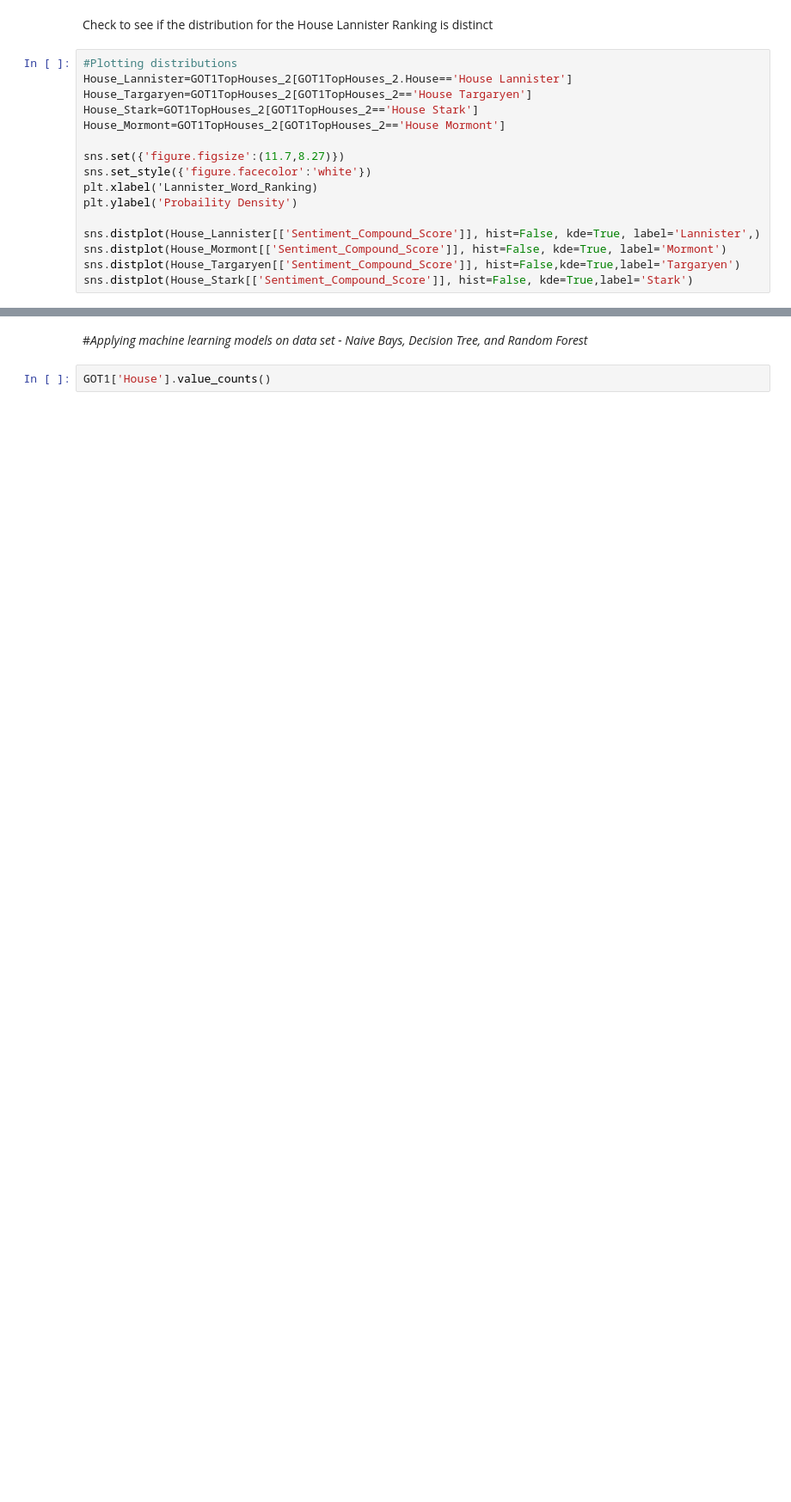
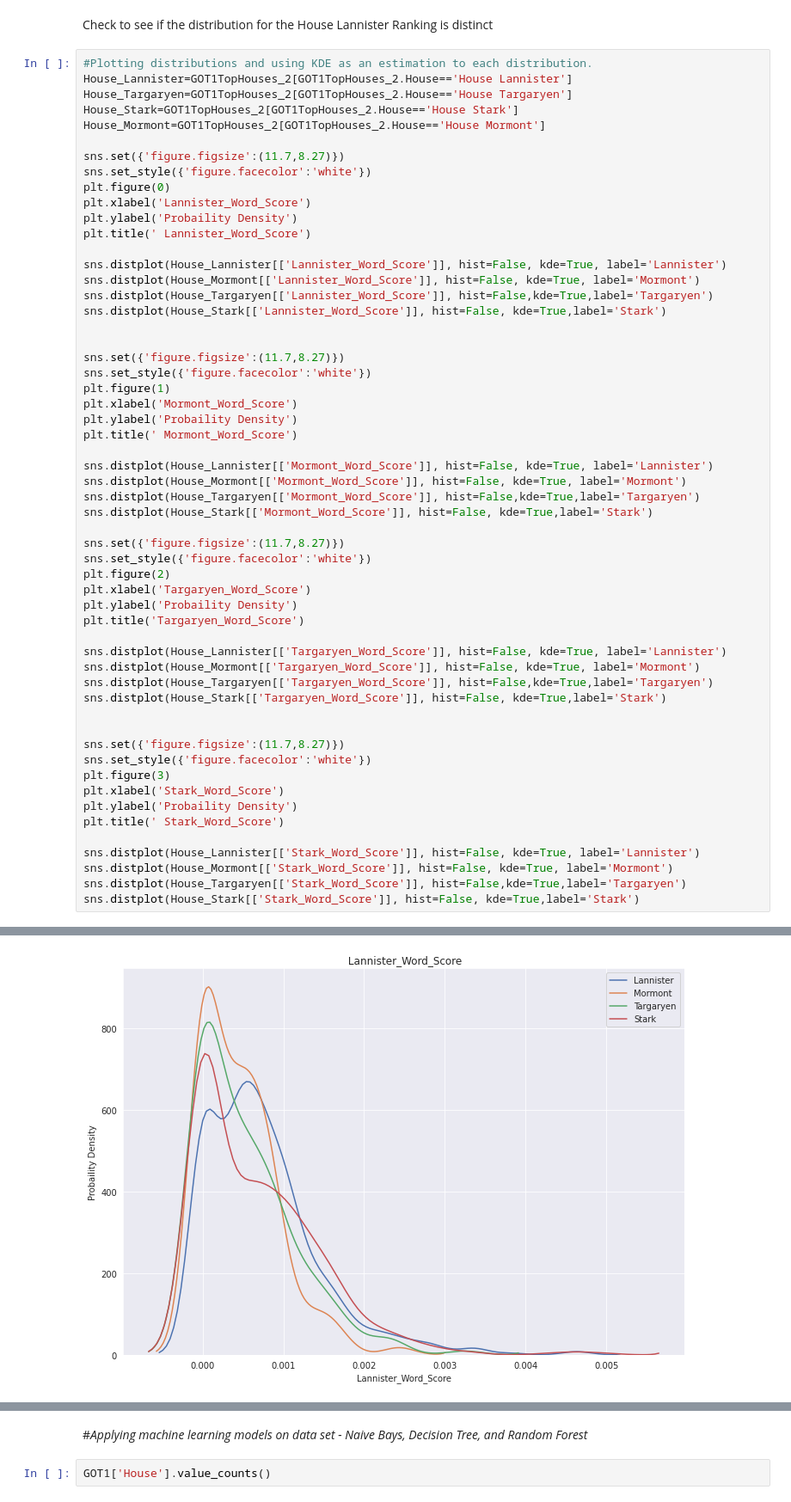
Before and after one commit to trong-shen/Game-of-Throne-Project, a Jupyter notebook: GOT_Project.ipynb, the cells around one changed output, grey strips where cells are left out. Shown at 86% size. Drawn from its saved outputs; the diff is of its cells as text; blank space fills up the shorter version.

```diff
--- a/GOT_Project.ipynb
+++ b/GOT_Project.ipynb
@@ -669,18 +662,59 @@ table
 # %% [markdown]
 Check to see if the distribution for the House Lannister Ranking is distinct
 # %%
-#Plotting distributions
+#Plotting distributions and using KDE as an estimation to each distribution.
 House_Lannister=GOT1TopHouses_2[GOT1TopHouses_2.House=='House Lannister']
-House_Targaryen=GOT1TopHouses_2[GOT1TopHouses_2=='House Targaryen']
-House_Stark=GOT1TopHouses_2[GOT1TopHouses_2=='House Stark']
-House_Mormont=GOT1TopHouses_2[GOT1TopHouses_2=='House Mormont']
+House_Targaryen=GOT1TopHouses_2[GOT1TopHouses_2.House=='House Targaryen']
+House_Stark=GOT1TopHouses_2[GOT1TopHouses_2.House=='House Stark']
+House_Mormont=GOT1TopHouses_2[GOT1TopHouses_2.House=='House Mormont']
 
 sns.set({'figure.figsize':(11.7,8.27)})
 sns.set_style({'figure.facecolor':'white'})
-plt.xlabel('Lannister_Word_Ranking)
+plt.figure(0)
+plt.xlabel('Lannister_Word_Score')
 plt.ylabel('Probaility Density')
+plt.title(' Lannister_Word_Score')
 
-sns.distplot(House_Lannister[['Sentiment_Compound_Score']], hist=False, kde=True, label='Lannister',)
-sns.distplot(House_Mormont[['Sentiment_Compound_Score']], hist=False, kde=True, label='Mormont')
-sns.distplot(House_Targaryen[['Sentiment_Compound_Score']], hist=False,kde=True,label='Targaryen')
-sns.distplot(House_Stark[['Sentiment_Compound_Score']], hist=False, kde=True,label='Stark')
+sns.distplot(House_Lannister[['Lannister_Word_Score']], hist=False, kde=True, label='Lannister')
+sns.distplot(House_Mormont[['Lannister_Word_Score']], hist=False, kde=True, label='Mormont')
+sns.distplot(House_Targaryen[['Lannister_Word_Score']], hist=False,kde=True,label='Targaryen')
+sns.distplot(House_Stark[['Lannister_Word_Score']], hist=False, kde=True,label='Stark')
+
+
+sns.set({'figure.figsize':(11.7,8.27)})
+sns.set_style({'figure.facecolor':'white'})
+plt.figure(1)
+plt.xlabel('Mormont_Word_Score')
+plt.ylabel('Probaility Density')
+plt.title(' Mormont_Word_Score')
+
+sns.distplot(House_Lannister[['Mormont_Word_Score']], hist=False, kde=True, label='Lannister')
+sns.distplot(House_Mormont[['Mormont_Word_Score']], hist=False, kde=True, label='Mormont')
+sns.distplot(House_Targaryen[['Mormont_Word_Score']], hist=False,kde=True,label='Targaryen')
+sns.distplot(House_Stark[['Mormont_Word_Score']], hist=False, kde=True,label='Stark')
+
+sns.set({'figure.figsize':(11.7,8.27)})
+sns.set_style({'figure.facecolor':'white'})
+plt.figure(2)
+plt.xlabel('Targaryen_Word_Score')
+plt.ylabel('Probaility Density')
+plt.title('Targaryen_Word_Score')
+
+sns.distplot(House_Lannister[['Targaryen_Word_Score']], hist=False, kde=True, label='Lannister')
+sns.distplot(House_Mormont[['Targaryen_Word_Score']], hist=False, kde=True, label='Mormont')
+sns.distplot(House_Targaryen[['Targaryen_Word_Score']], hist=False,kde=True,label='Targaryen')
+sns.distplot(House_Stark[['Targaryen_Word_Score']], hist=False, kde=True,label='Stark')
+
+
+sns.set({'figure.figsize':(11.7,8.27)})
+sns.set_style({'figure.facecolor':'white'})
+plt.figure(3)
+plt.xlabel('Stark_Word_Score')
+plt.ylabel('Probaility Density')
+plt.title(' Stark_Word_Score')
+
+sns.distplot(House_Lannister[['Stark_Word_Score']], hist=False, kde=True, label='Lannister')
+sns.distplot(House_Mormont[['Stark_Word_Score']], hist=False, kde=True, label='Mormont')
+sns.distplot(House_Targaryen[['Stark_Word_Score']], hist=False,kde=True,label='Targaryen')
+sns.distplot(House_Stark[['Stark_Word_Score']], hist=False, kde=True,label='Stark')
+# %% [output]
@@ -686,0 +722 @@ sns.distplot(House_Stark[['Sentiment_Compound_Score']], hist=False, kde=True,lab
+[figure, added]
```
Also changed, not shown: parts of 14 cells of this notebook.
